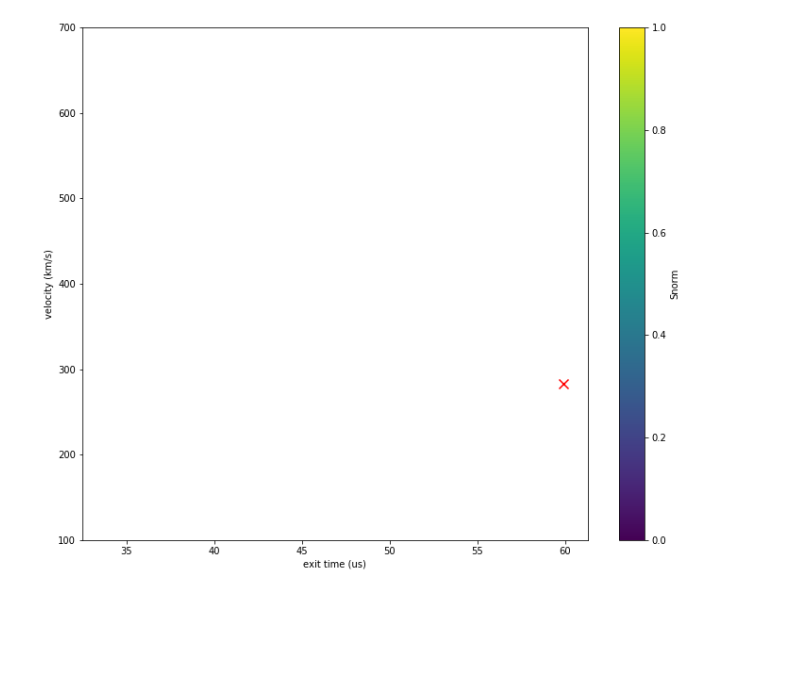
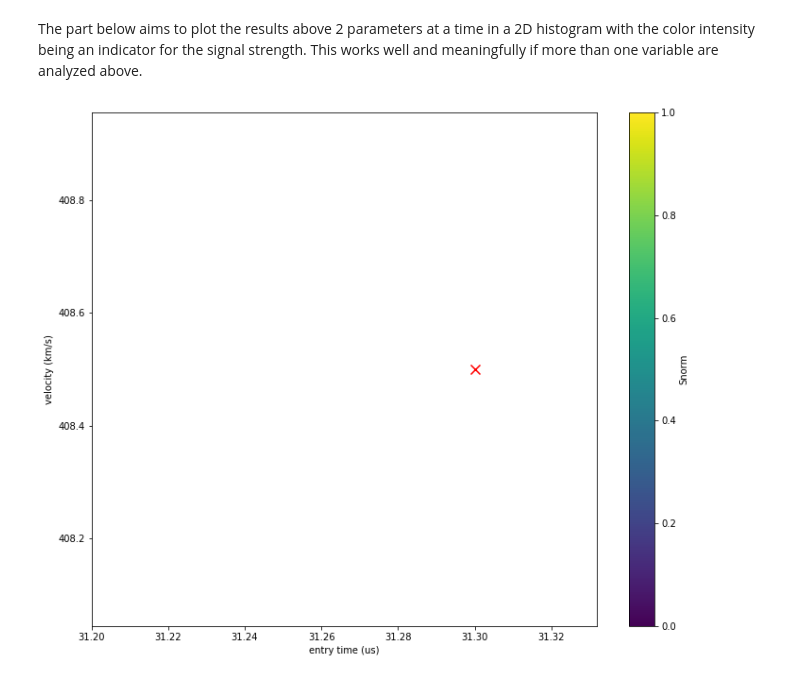
Before and after one commit to windchimeproject/planck-mass-Analysis, a Jupyter notebook: Analysis-Notebooks/Variable_Analysis.ipynb, the cells around one changed output. Cells and saved outputs as stored; diff of their text form; code cells hidden in the pictures; blank space fills up the shorter version.

```diff
--- a/Analysis-Notebooks/Variable_Analysis.ipynb
+++ b/Analysis-Notebooks/Variable_Analysis.ipynb
@@ -480,3 +512,5 @@ plt.show()
+# %% [markdown]
+The part below aims to plot the results above 2 parameters at a time in a 2D histogram with the color intensity being an indicator for the signal strength. This works well and meaningfully if more than one variable are analyzed above.
 # %%
 timestep_indices = np.array(range(tmstep_strt, tmstep_end, tm_steps))
 timesteps = time[timestep_indices]
@@ -498,11 +532,17 @@ C_norm = np.zeros(X.shape)
 C = np.zeros(X.shape)
 # %%
 analysis_min_steps = 10
-for i_row,row in enumerate(transformed_data):
+
+# Choose either to plot with noise or without (uncomment the correct line and manually update variables in the loop):
+
+for i_row, row in enumerate(transformed_data_noise): # e.g. change to enumerate(transformed_data)
     if row['steps'] > analysis_min_steps:
-        j = np.searchsorted(timestep_edges, row['alpha1_t']*1e6) - 1
-        #j = np.searchsorted(timestep_edges, row['alpha0_t']*1e6) - 1
-        i = np.searchsorted(v_bin_edges, vel_plt[i_row]) - 1
+        # Change the particular variables to be plotted below. Keep in mind that the asscoiated binning must also be modified above
+        # (e.g. for row[alpha0_t] plotting the entry time, the timestep edges must be defined, while for the vel_plt_noise[i_row] plotting
+        # the velocity, the v_bin_edges must be defined).
+
+        j = np.searchsorted(timestep_edges, row['alpha0_t']*1e6) - 1
+        i = np.searchsorted(v_bin_edges, vel_plt_noise[i_row]) - 1
         C[i,j] = row['S']
         C_norm[i,j] = row['S_norm']
     else:
@@ -511,12 +551,12 @@ for i_row,row in enumerate(transformed_data):
 # %%
 fig = plt.figure(figsize=(12, 10))
 ax = fig.add_subplot(111)
 pcm = ax.pcolormesh(X,Y/1e3,C_norm)
-#ax.scatter(n_pad_strt*0.1, vel[0]/1e3, c='red', marker='x', s=100)
-ax.scatter((len(time) - n_pad_end)/10, vel[0]/1e3, c='red', marker='x', s=100)
-#ax.set(xlabel='entry time (us)', ylabel='velocity (km/s)')
-ax.set(xlabel='exit time (us)', ylabel='velocity (km/s)')
+ax.scatter(n_pad_strt*0.1, vel[0]/1e3, c='red', marker='x', s=100)
+ax.set(xlabel='entry time (us)', ylabel='velocity (km/s)')
+# ax.scatter((len(time) - n_pad_end)/10, vel[0]/1e3, c='red', marker='x', s=100)
+# ax.set(xlabel='exit time (us)', ylabel='velocity (km/s)')
 plt.colorbar(pcm, label='Snorm')
 plt.show()
 # %% [output]
-[figure, old version]
+[figure, new version]
```
Also changed, not shown: parts of 23 cells of this notebook, 1 other file.
